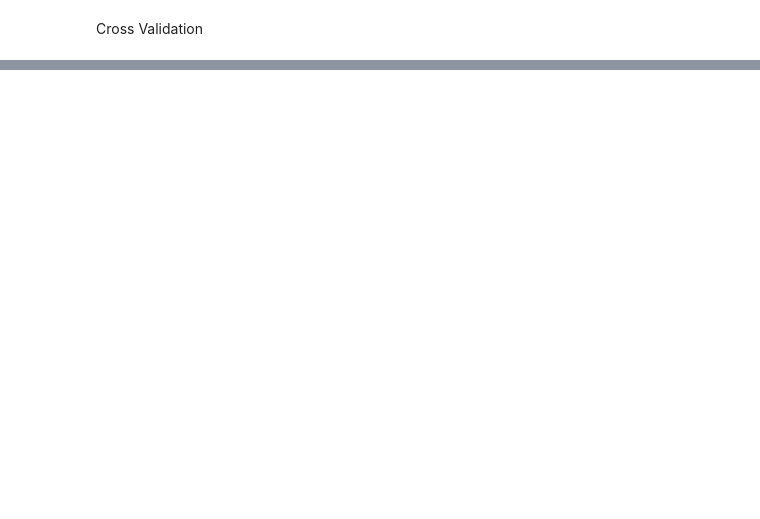
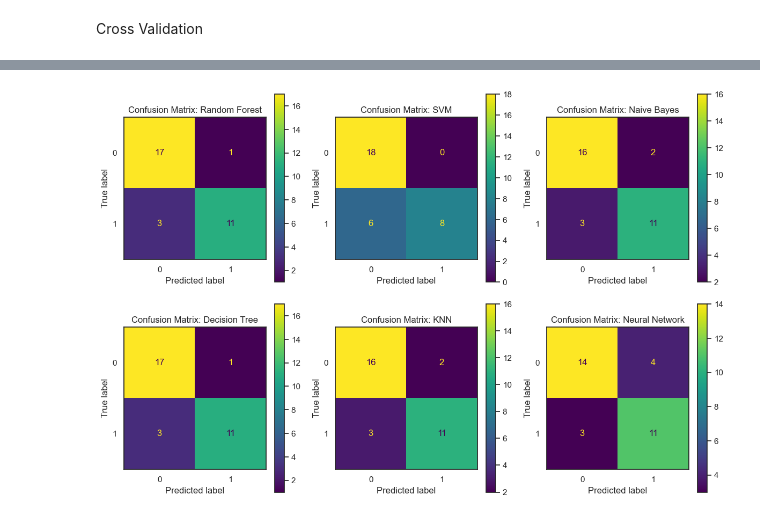
Before and after one commit to mehradmrt/P_Orchard_Data_Analysis, a Jupyter notebook: src_data_analysis/ML_algorithms_new.ipynb, the cells around one changed output, grey strips where cells are left out. Drawn from its saved outputs; the diff is of its cells as text; code cells hidden in the pictures; blank space fills up the shorter version.

```diff
--- a/src_data_analysis/ML_algorithms_new.ipynb
+++ b/src_data_analysis/ML_algorithms_new.ipynb
@@ -772,14 +750,0 @@ No artists with labels found to put in legend.  Note that artists whose label st
-# %%
-from sklearn.metrics import ConfusionMatrixDisplay
-
-# List of models
-models = [best_rfc, best_svc, gnb, best_dt, best_knn, mlpc]
-model_names = ['Random Forest', 'SVM', 'GaussianNB', 'Decision Tree', 'KNN', 'Neural Network']
-
-# For each model, predict and plot confusion matrix
-for model, name in zip(models, model_names):
-    y_pred = model.predict(X_test)
-    disp = ConfusionMatrixDisplay.from_predictions(y_test, y_pred)
-    disp.ax_.set_title('Confusion Matrix: {}'.format(name))
-    plt.grid(False)
-    plt.show()
@@ -793,3 +751,34 @@ for model, name in zip(models, model_names):
+# %%
+def plot_confusion_matrices(models, models_names, X_test, y_test, nrows=2, ncols=3):
+    """Plots confusion matrices for all models."""
+    # Create subplots
+    fig, axs = plt.subplots(nrows=nrows, ncols=ncols, figsize=(12, 8))
+
+    # Iterate over models and corresponding axes
+    for model, name, ax in zip(models, models_names, axs.flatten()):
+        # Make predictions
+        y_pred = model.predict(X_test)
+        # Create confusion matrix display
+        disp = ConfusionMatrixDisplay.from_estimator(model, X_test, y_test, ax=ax)
+        # Set title for subplot
+        disp.ax_.set_title('Confusion Matrix: {}'.format(name))
+        # Remove grid for subplot
+        ax.grid(False)
+
+    # If there are more subplots than models, hide the extra subplots
+    if len(models) < len(axs.flatten()):
+        for ax in axs.flatten()[len(models):]:
+            ax.remove()
+
+    # Adjust subplot parameters to give specified padding
+    plt.tight_layout()
+    # Show the figure
+    plt.show()
+
+# Call the function with the required parameters
+plot_confusion_matrices(models, models_names, X_test, y_test)
+# %% [output]
+[figure, added]
 # %%
 # from sklearn.metrics import precision_recall_curve
 # from sklearn.metrics import average_precision_score
```
Also changed, not shown: parts of 16 cells of this notebook.
